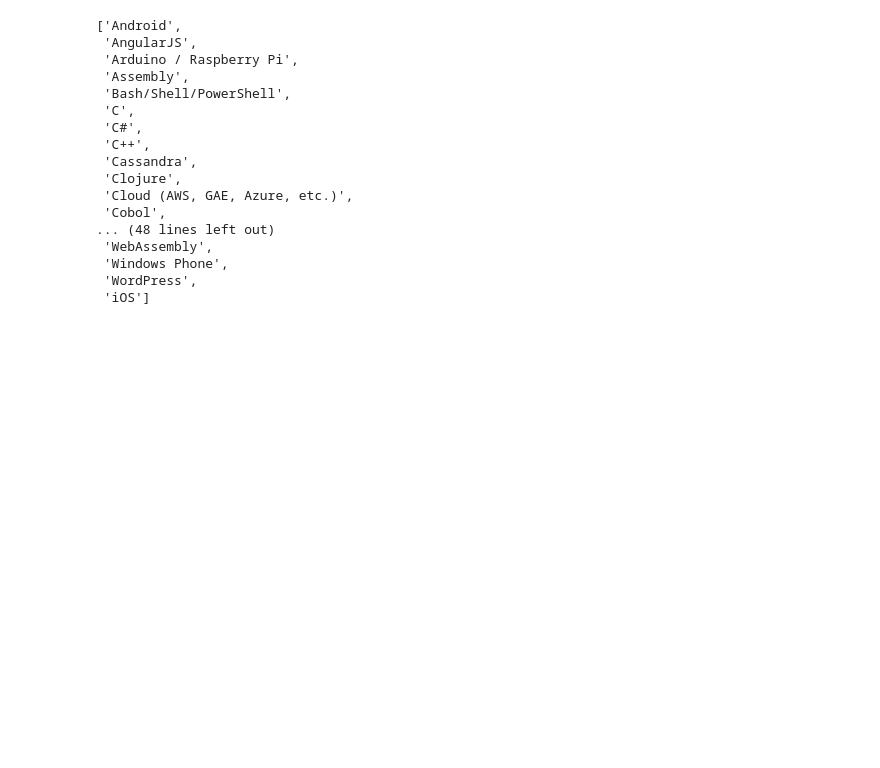
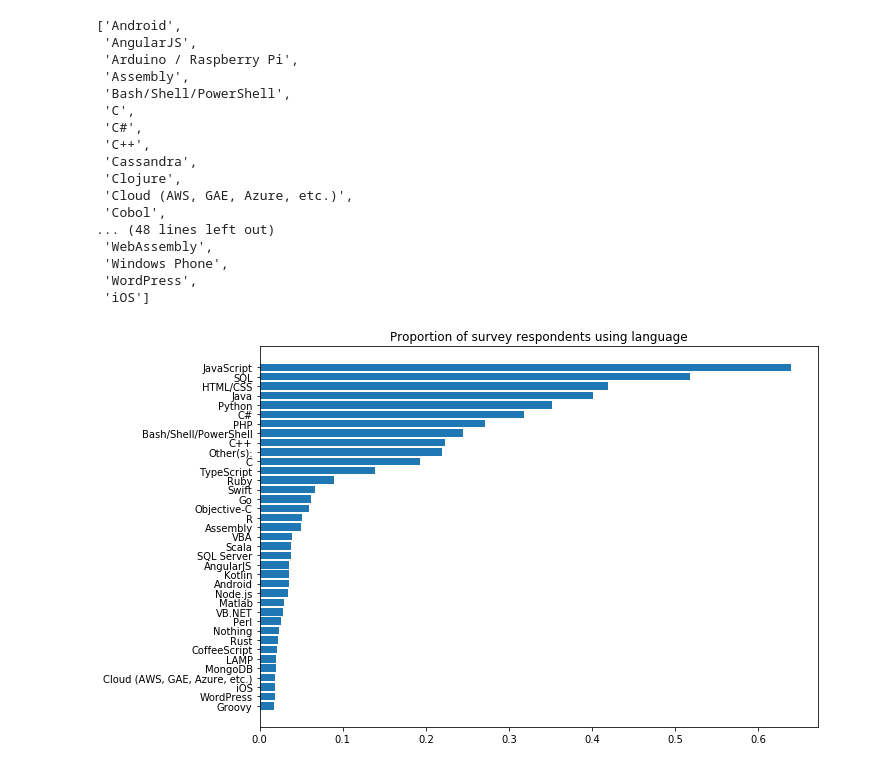
Before and after one commit to dinotuku/SOSN, a Jupyter notebook: clusteringrsults.ipynb, the cells around one changed output. Cells and saved outputs as stored; diff of their text form; code cells hidden in the pictures; blank space fills up the shorter version.

```diff
--- a/clusteringrsults.ipynb
+++ b/clusteringrsults.ipynb
@@ -76,3 +76,16 @@ list(pivoted.columns)
  'Windows Phone',
  'WordPress',
  'iOS']
+# %%
+"""Distribution of programming languages"""
+prog_lang_distr = pivoted.sum()
+prog_lang_distr["Other(s):"] += prog_lang_distr[prog_lang_distr < 4000].sum()
+prog_lang_distr.drop(prog_lang_distr[prog_lang_distr < 4000].index, inplace=True)
+prog_lang_distr.sort_values(inplace=True)
+prog_lang_distr = prog_lang_distr / len(pivoted)
+plt.figure(figsize=(10,7))
+plt.barh(prog_lang_distr.index, prog_lang_distr)
+plt.title("Proportion of survey respondents using language")
+plt.savefig("figures/language_distribution.png", bbox_inches="tight")
+# %% [output]
+[figure, added]
```
Also changed, not shown: parts of 27 cells of this notebook.
